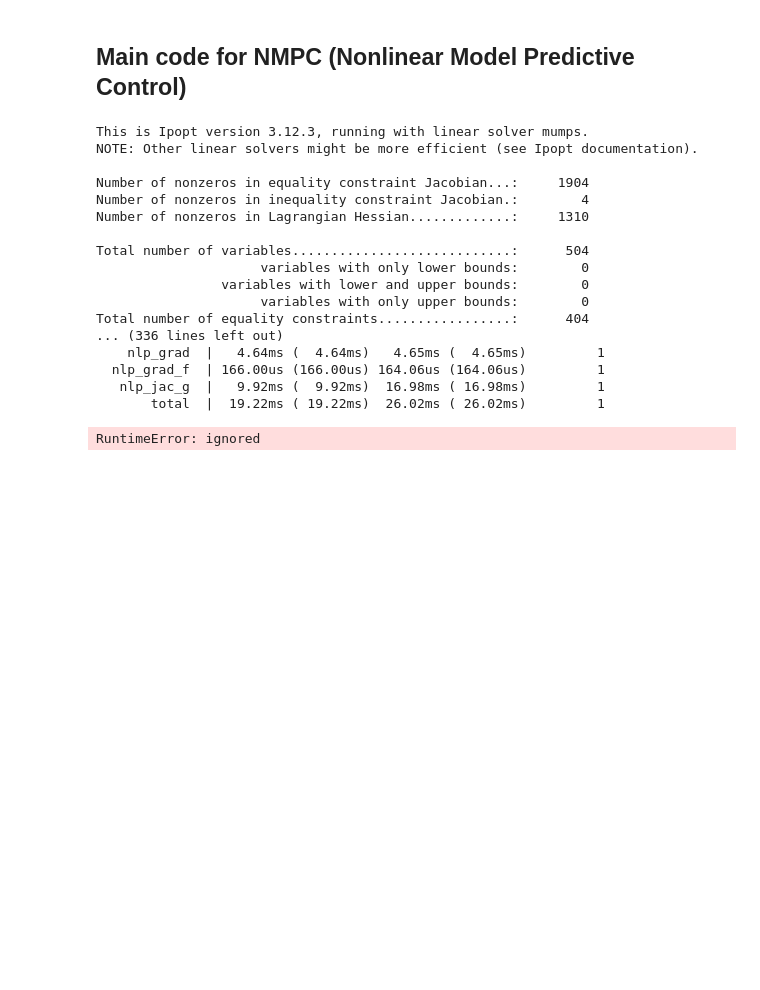
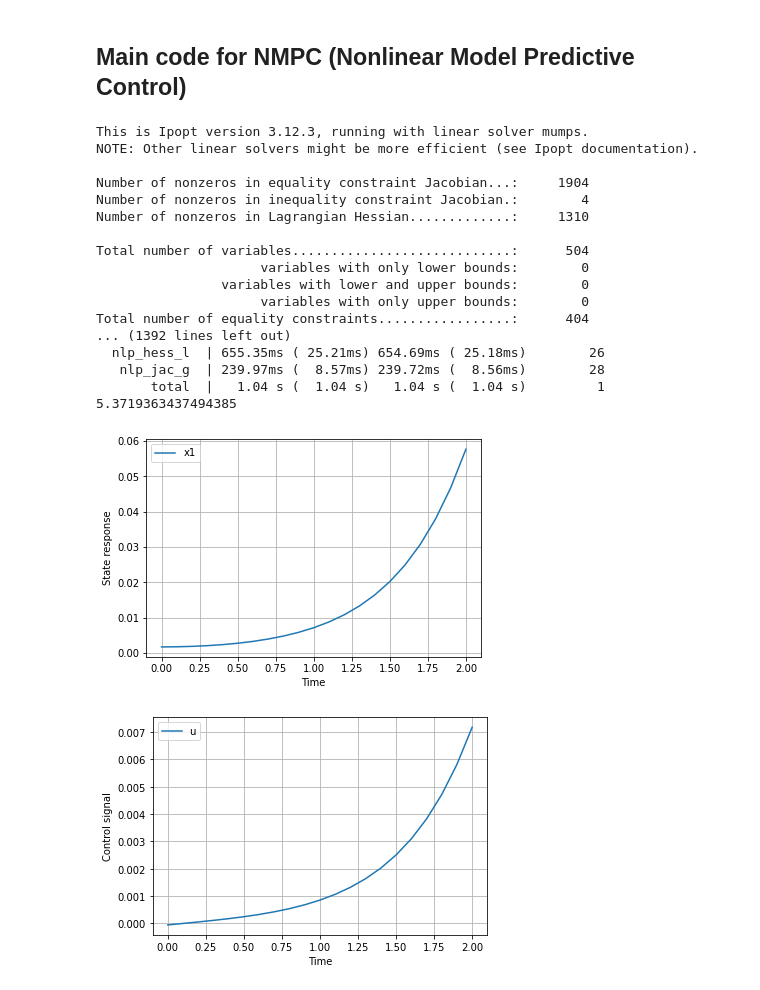
Before and after one commit to Expert-Han/Nonlinear_Model_Predictive_Control_Python_byHan, a Jupyter notebook: NMPC230224Final_Fail.ipynb, the cells around one changed output. Cells and saved outputs as stored; diff of their text form; code cells hidden in the pictures; blank space fills up the shorter version.

```diff
--- a/NMPC230224Final_Fail.ipynb
+++ b/NMPC230224Final_Fail.ipynb
@@ -118,7 +118,7 @@ x_sig = np.array([x0], dtype=np.float64)
 # u_sig = np.array([uPred], dtype=np.float64)
 u_sig = np.array([0], dtype=np.float64)
 
-tf = 5
+tf = 2
 sam = int(tf / ti)
 tspan = np.linspace(0, tf, sam + 1)
 xs = len(tspan)
@@ -173,36 +173,37 @@ plt.figure()
 plt.plot(tspan, x_sig[:, 0], label="x1")
 # plt.plot(tspan, x_sig[:, 1], label="x2")
 # plt.plot(tspan, x_sig[:, 2], label="x3")
 # plt.plot(tspan, x_sig[:, 3], label="x4")
 plt.grid()
 plt.xlabel("Time")
 plt.ylabel("State response")
 plt.legend()
 plt.show()
 
 plt.figure()
 plt.plot(tspan, u_sig[:, 0], label="u")
 plt.grid()
 plt.xlabel("Time")
 plt.ylabel("Control signal")
 plt.legend()
 plt.show()
 # %% [output]
 This is Ipopt version 3.12.3, running with linear solver mumps.
 NOTE: Other linear solvers might be more efficient (see Ipopt documentation).
 
 Number of nonzeros in equality constraint Jacobian...:     1904
 Number of nonzeros in inequality constraint Jacobian.:        4
 Number of nonzeros in Lagrangian Hessian.............:     1310
 
 Total number of variables............................:      504
                      variables with only lower bounds:        0
                 variables with lower and upper bounds:        0
                      variables with only upper bounds:        0
 Total number of equality constraints.................:      404
-... (336 lines left out)
-    nlp_grad  |   4.64ms (  4.64ms)   4.65ms (  4.65ms)         1
-  nlp_grad_f  | 166.00us (166.00us) 164.06us (164.06us)         1
-   nlp_jac_g  |   9.92ms (  9.92ms)  16.98ms ( 16.98ms)         1
-       total  |  19.22ms ( 19.22ms)  26.02ms ( 26.02ms)         1
+... (1392 lines left out)
+  nlp_hess_l  | 655.35ms ( 25.21ms) 654.69ms ( 25.18ms)        26
+   nlp_jac_g  | 239.97ms (  8.57ms) 239.72ms (  8.56ms)        28
+       total  |   1.04 s (  1.04 s)   1.04 s (  1.04 s)         1
+5.3719363437494385
-RuntimeError: ignored
+[figure, added]
+[figure, added]
```
